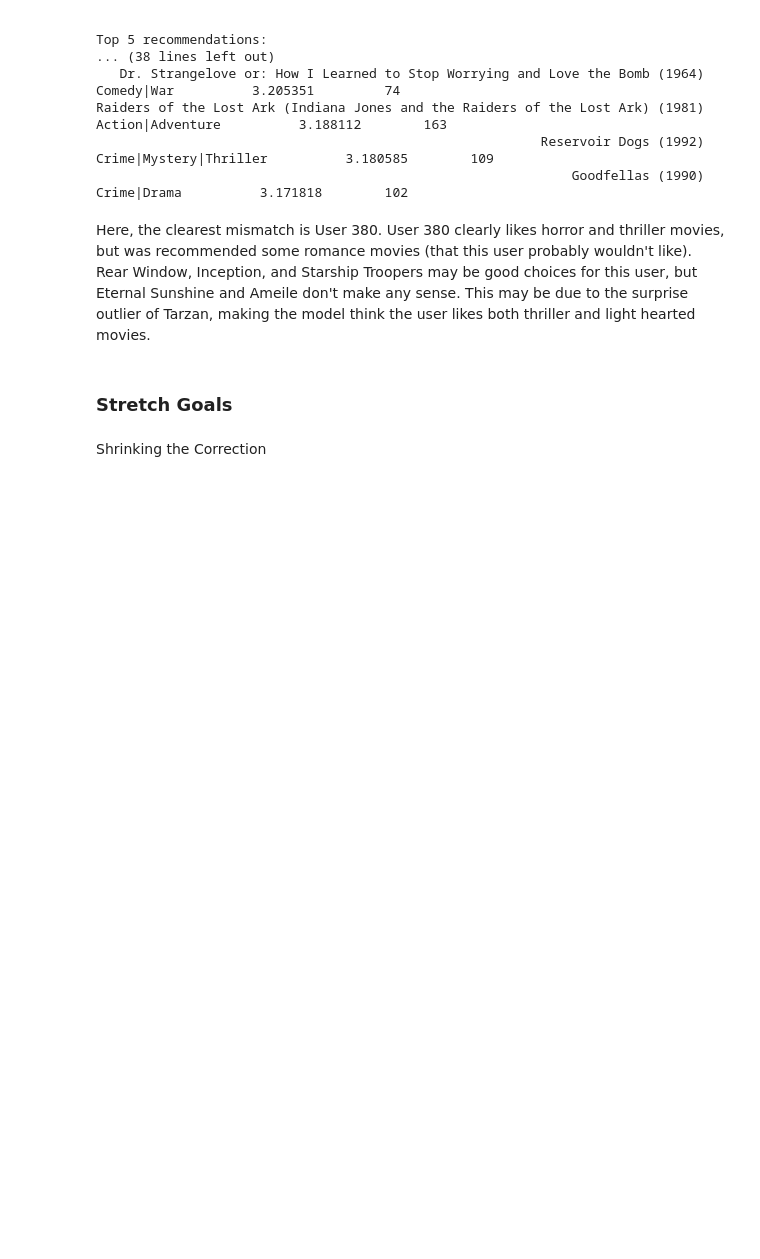
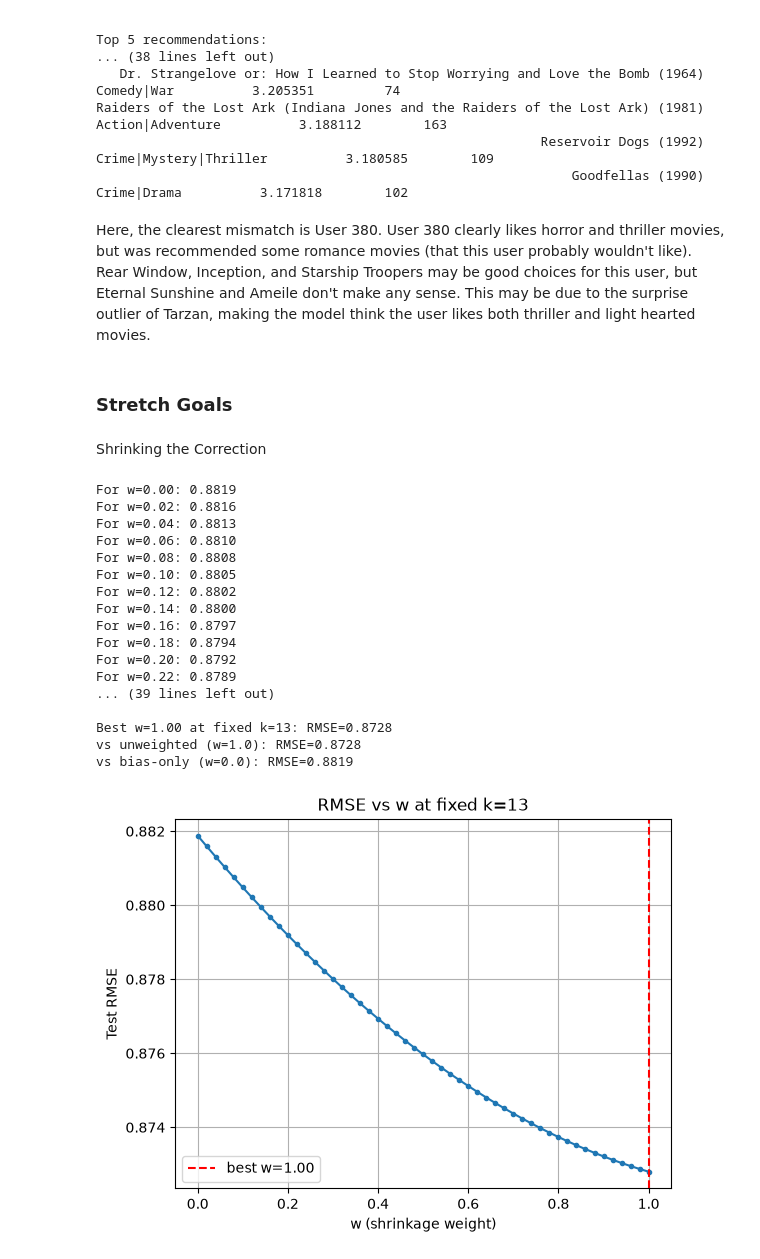
Before and after one commit to AnkithSVaidya/Machine-Learning, a Jupyter notebook: mini_project_3/StreamFlix_Recommender.ipynb, the cells around one changed output. Drawn from its saved outputs; the diff is of its cells as text; code cells hidden in the pictures; blank space fills up the shorter version.

```diff
--- a/mini_project_3/StreamFlix_Recommender.ipynb
+++ b/mini_project_3/StreamFlix_Recommender.ipynb
@@ -521,38 +521,61 @@ Here, the clearest mismatch is User 380. User 380 clearly likes horror and thril
 # %% [markdown]
 Shrinking the Correction
 # %%
-def make_predictor(R_hat=None, w=1.0):
-    """R_hat=None or w=0 gives the bias-only prediction."""
-    def predict(userId, movieId):
+w_vals = []
+w_rmse_vals = []
+
+U_k, s_k, Vt_k = U[:, :best_k], s[:best_k], Vt[:best_k, :]
+R_hat = U_k @ np.diag(s_k) @ Vt_k   # fixed once — no need to recompute inside the loop, it doesn't depend on w
+
+for i in range(0, 51):
+    w = i / 50
+
+    def predict(userId, movieId, R_hat=R_hat, w=w):
         bu = b_u.get(userId, 0.0)
         bi = b_i.get(movieId, 0.0)
         bui = mu + bu + bi
-        if R_hat is None:
-            return bui
         u = user_idx.get(userId)
         m = movie_idx.get(movieId)
         if u is None or m is None:
             return bui
         return bui + w * R_hat[u, m]
-    return predict
 
-k_grid = list(range(1, 50))
-w_grid = [0.1, 0.2, 0.3, 0.4, 0.5, 0.6, 0.7, 0.8, 0.9, 1.0]
+    rmse = eval_dataset(test_df, predict)
+    w_vals.append(w)
+    w_rmse_vals.append(rmse)
+    print(f"For w={w:.2f}: {rmse:.4f}")
 
-results = []  # (k, w, rmse)
+best_w_idx = int(np.argmin(w_rmse_vals))
+best_w = w_vals[best_w_idx]
+best_w_rmse = w_rmse_vals[best_w_idx]
+print(f"\nBest w={best_w:.2f} at fixed k={best_k}: RMSE={best_w_rmse:.4f}")
+print(f"vs unweighted (w=1.0): RMSE={w_rmse_vals[-1]:.4f}")
+print(f"vs bias-only (w=0.0): RMSE={w_rmse_vals[0]:.4f}")
 
-for k in k_grid:
-    U_k, s_k, Vt_k = U[:, :k], s[:k], Vt[:k, :]
-    R_hat = U_k @ np.diag(s_k) @ Vt_k
-    for w in w_grid:
-        predict = make_predictor(R_hat, w)
-        rmse = eval_dataset(test_df, predict)
-        results.append((k, w, rmse))
-
-results_df = pd.DataFrame(results, columns=['k', 'w', 'rmse'])
-
-best_row = results_df.loc[results_df['rmse'].idxmin()]
-print(f"Best: k={int(best_row.k)}, w={best_row.w:.2f}, RMSE={best_row.rmse:.4f}")
-print(f"Bias-only (k=0) RMSE: {bias_rmse:.4f}")
-improvement = (bias_rmse - best_row.rmse) / bias_rmse * 100
-print(f"Improvement over bias-only baseline: {improvement:.2f}%")
+plt.plot(w_vals, w_rmse_vals, marker='.')
+plt.axvline(best_w, color='red', linestyle='--', label=f'best w={best_w:.2f}')
+plt.xlabel('w (shrinkage weight)')
+plt.ylabel('Test RMSE')
+plt.title(f'RMSE vs w at fixed k={best_k}')
+plt.legend()
+plt.grid(True)
+plt.show()
+# %% [output]
+For w=0.00: 0.8819
+For w=0.02: 0.8816
+For w=0.04: 0.8813
+For w=0.06: 0.8810
+For w=0.08: 0.8808
+For w=0.10: 0.8805
+For w=0.12: 0.8802
+For w=0.14: 0.8800
+For w=0.16: 0.8797
+For w=0.18: 0.8794
+For w=0.20: 0.8792
+For w=0.22: 0.8789
+... (39 lines left out)
+
+Best w=1.00 at fixed k=13: RMSE=0.8728
+vs unweighted (w=1.0): RMSE=0.8728
+vs bias-only (w=0.0): RMSE=0.8819
+[figure, added]
```
Also changed, not shown: parts of 9 cells of this notebook.
